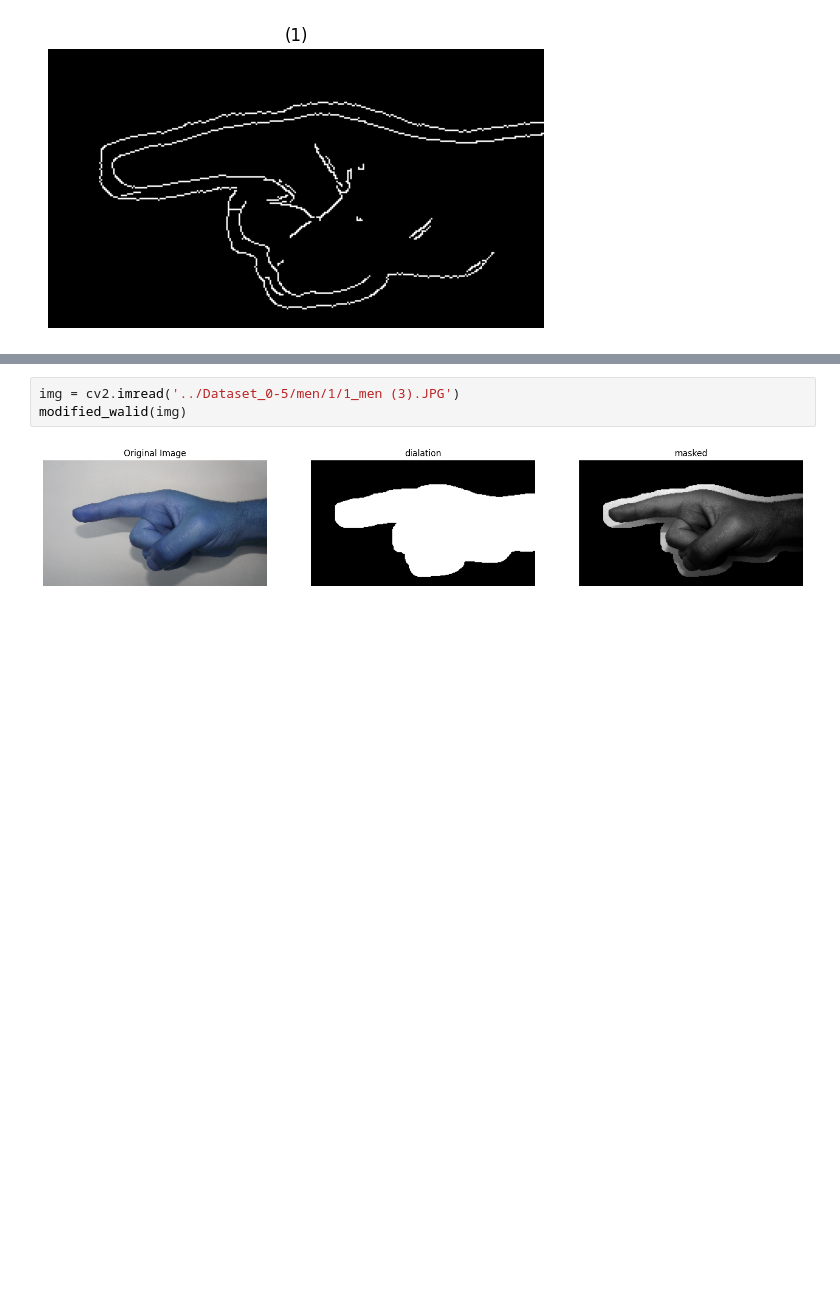
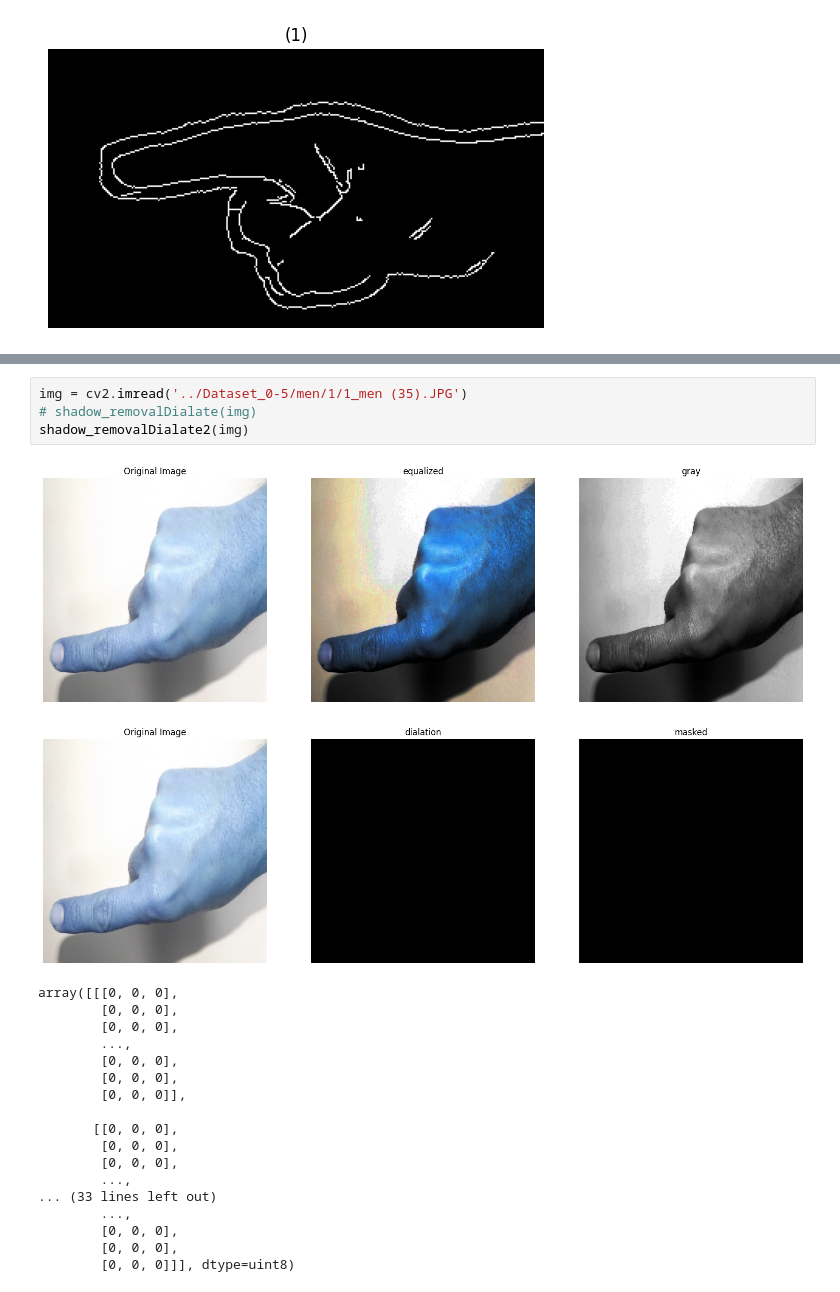
Before and after one commit to MUSTAFA-Hamzawy/Neural-Networks-project, a Jupyter notebook: shadow_removalDialate.ipynb, the cells around one changed output, grey strips where cells are left out. Drawn from its saved outputs; the diff is of its cells as text; blank space fills up the shorter version.

```diff
--- a/shadow_removalDialate.ipynb
+++ b/shadow_removalDialate.ipynb
@@ -163,5 +193,24 @@ show_images([img2, mask, result], ["Original Image", "dialation", "masked"])
 # %%
-img = cv2.imread('../Dataset_0-5/men/1/1_men (3).JPG')
-modified_walid(img)
+img = cv2.imread('../Dataset_0-5/men/1/1_men (35).JPG')
+# shadow_removalDialate(img)
+shadow_removalDialate2(img)
 # %% [output]
-[figure, old version]
+[figure, new version]
+[figure, added]
+array([[[0, 0, 0],
+        [0, 0, 0],
+        [0, 0, 0],
+        ...,
+        [0, 0, 0],
+        [0, 0, 0],
+        [0, 0, 0]],
+
+       [[0, 0, 0],
+        [0, 0, 0],
+        [0, 0, 0],
+        ...,
+... (33 lines left out)
+        ...,
+        [0, 0, 0],
+        [0, 0, 0],
+        [0, 0, 0]]], dtype=uint8)
```
Also changed, not shown: parts of 2 cells of this notebook, 2 other files.
